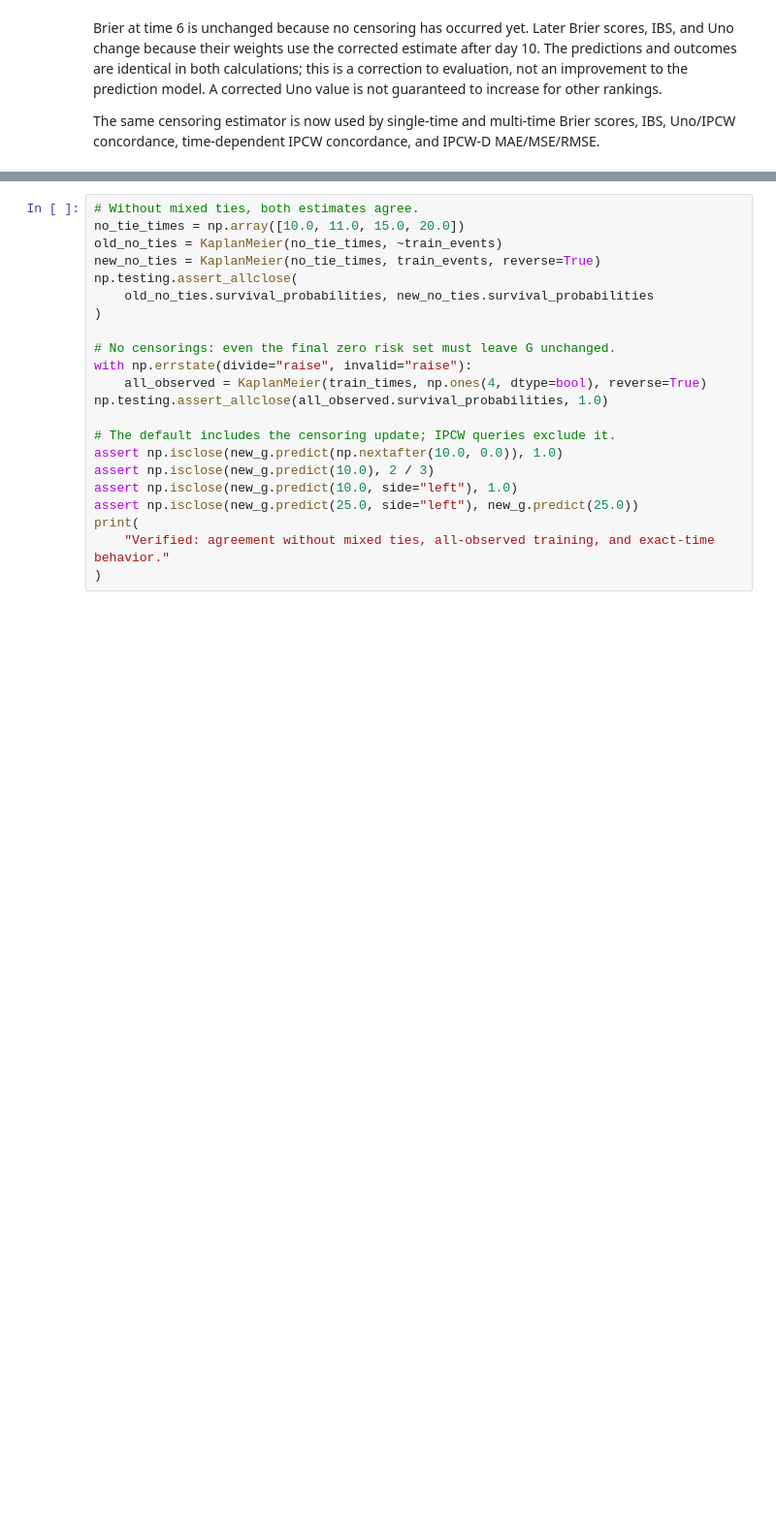
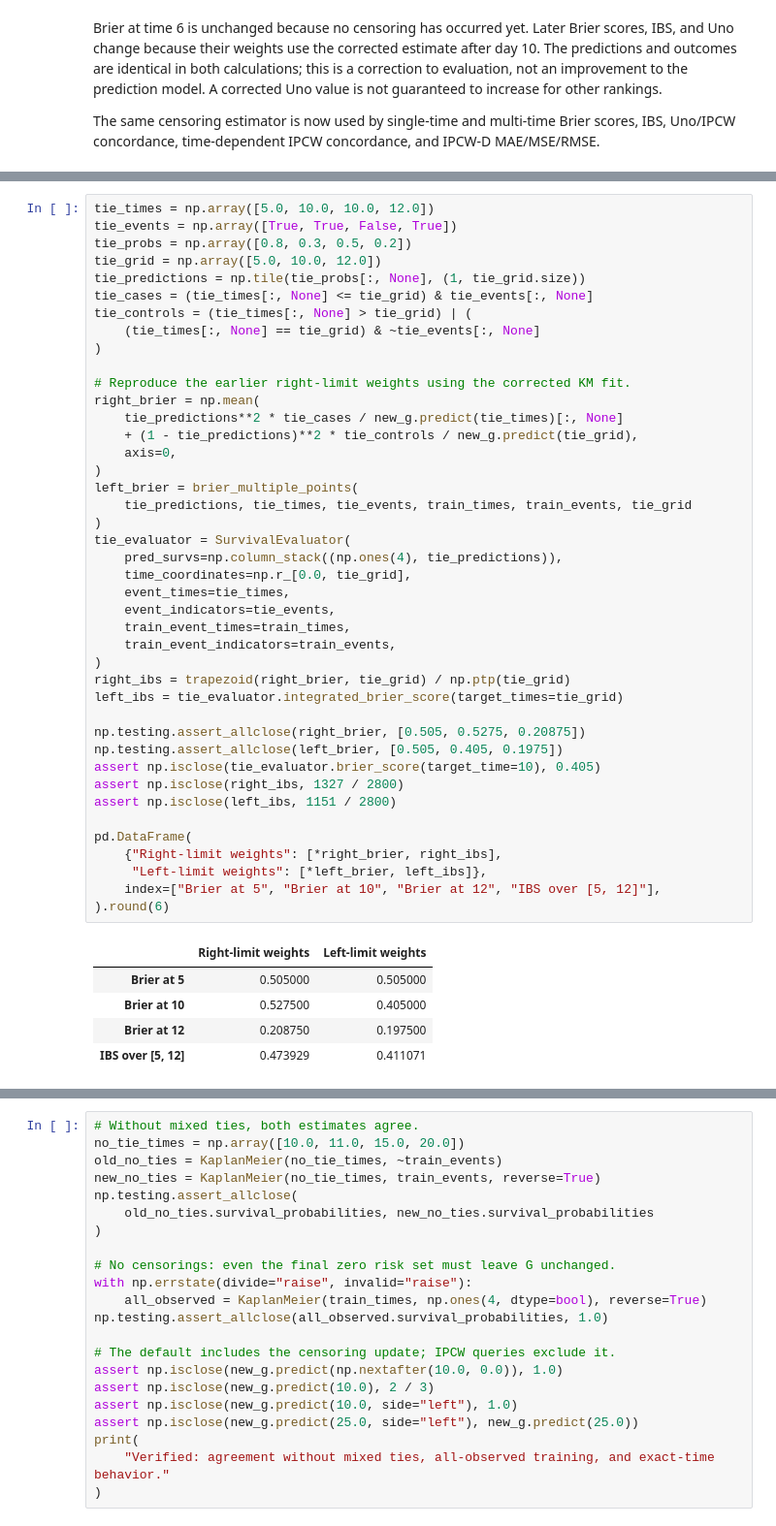
Before and after one commit to shi-ang/SurvivalEVAL, a Jupyter notebook: examples/Reverse_Kaplan_Meier_IPCW.ipynb, the cells around one changed output, grey strips where cells are left out. Shown at 97% size. Saved outputs shown, nothing was run; the diff lists cells and outputs as text; blank space fills up the shorter version.

```diff
--- a/examples/Reverse_Kaplan_Meier_IPCW.ipynb
+++ b/examples/Reverse_Kaplan_Meier_IPCW.ipynb
@@ -283,0 +326,48 @@ The same censoring estimator is now used by single-time and multi-time Brier sco
+# %%
+tie_times = np.array([5.0, 10.0, 10.0, 12.0])
+tie_events = np.array([True, True, False, True])
+tie_probs = np.array([0.8, 0.3, 0.5, 0.2])
+tie_grid = np.array([5.0, 10.0, 12.0])
+tie_predictions = np.tile(tie_probs[:, None], (1, tie_grid.size))
+tie_cases = (tie_times[:, None] <= tie_grid) & tie_events[:, None]
+tie_controls = (tie_times[:, None] > tie_grid) | (
+    (tie_times[:, None] == tie_grid) & ~tie_events[:, None]
+)
+
+# Reproduce the earlier right-limit weights using the corrected KM fit.
+right_brier = np.mean(
+    tie_predictions**2 * tie_cases / new_g.predict(tie_times)[:, None]
+    + (1 - tie_predictions)**2 * tie_controls / new_g.predict(tie_grid),
+    axis=0,
+)
+left_brier = brier_multiple_points(
+    tie_predictions, tie_times, tie_events, train_times, train_events, tie_grid
+)
+tie_evaluator = SurvivalEvaluator(
+    pred_survs=np.column_stack((np.ones(4), tie_predictions)),
+    time_coordinates=np.r_[0.0, tie_grid],
+    event_times=tie_times,
+    event_indicators=tie_events,
+    train_event_times=train_times,
+    train_event_indicators=train_events,
+)
+right_ibs = trapezoid(right_brier, tie_grid) / np.ptp(tie_grid)
+left_ibs = tie_evaluator.integrated_brier_score(target_times=tie_grid)
+
+np.testing.assert_allclose(right_brier, [0.505, 0.5275, 0.20875])
+np.testing.assert_allclose(left_brier, [0.505, 0.405, 0.1975])
+assert np.isclose(tie_evaluator.brier_score(target_time=10), 0.405)
+assert np.isclose(right_ibs, 1327 / 2800)
+assert np.isclose(left_ibs, 1151 / 2800)
+
+pd.DataFrame(
+    {"Right-limit weights": [*right_brier, right_ibs],
+     "Left-limit weights": [*left_brier, left_ibs]},
+    index=["Brier at 5", "Brier at 10", "Brier at 12", "IBS over [5, 12]"],
+).round(6)
+# %% [output]
+|  | Right-limit weights | Left-limit weights |
+| Brier at 5 | 0.505000 | 0.505000 |
+| Brier at 10 | 0.527500 | 0.405000 |
+| Brier at 12 | 0.208750 | 0.197500 |
+| IBS over [5, 12] | 0.473929 | 0.411071 |
```
Also changed, not shown: parts of 11 cells of this notebook.
